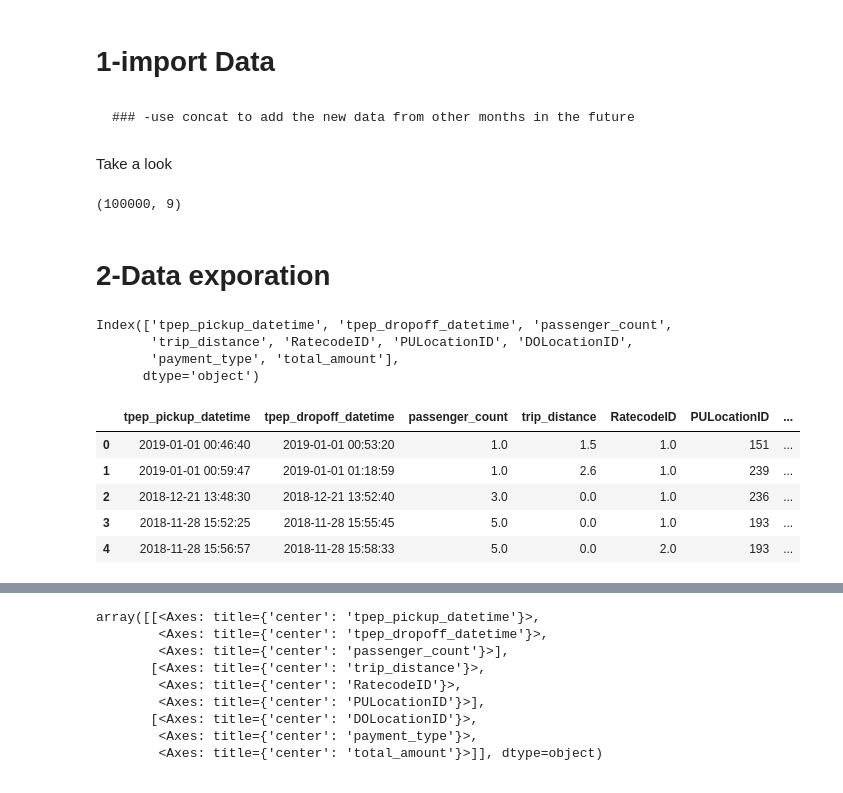
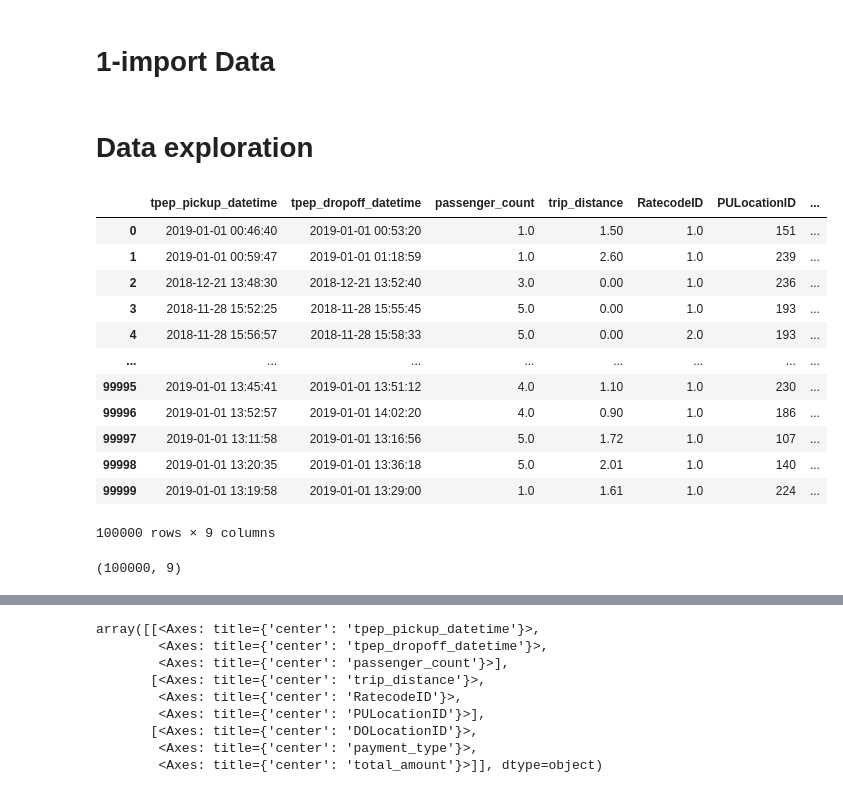
Before and after one commit to ebraheem002/nyc-taxi, a Jupyter notebook: presentable nootebook.ipynb, the cells around one changed output, grey strips where cells are left out. Cells and saved outputs as stored; diff of their text form; code cells hidden in the pictures.

```diff
--- a/presentable nootebook.ipynb
+++ b/presentable nootebook.ipynb
@@ -2,6 +2,4 @@
 # 1-import Data
 # %%
 import pandas as pd
-# %% [markdown]
-    ### -use concat to add the new data from other months in the future
 # %%
@@ -14,27 +14,23 @@ taxi_jan_2019 = pd.read_parquet('yellow_tripdata_2019-01.parquet', columns=cols)
 taxi_db = pd.concat([taxi_jan_2019])
+# %% [markdown]
+# Data exploration
 # %%
-taxi_db = taxi_db.head(100_000)
+taxi_db.head(100_000)
+# %% [output]
+|  | tpep_pickup_datetime | tpep_dropoff_datetime | passenger_count | trip_distance | RatecodeID | PULocationID | ... |
+| 0 | 2019-01-01 00:46:40 | 2019-01-01 00:53:20 | 1.0 | 1.50 | 1.0 | 151 | ... |
+| 1 | 2019-01-01 00:59:47 | 2019-01-01 01:18:59 | 1.0 | 2.60 | 1.0 | 239 | ... |
+| 2 | 2018-12-21 13:48:30 | 2018-12-21 13:52:40 | 3.0 | 0.00 | 1.0 | 236 | ... |
+| 3 | 2018-11-28 15:52:25 | 2018-11-28 15:55:45 | 5.0 | 0.00 | 1.0 | 193 | ... |
+| 4 | 2018-11-28 15:56:57 | 2018-11-28 15:58:33 | 5.0 | 0.00 | 2.0 | 193 | ... |
+| ... | ... | ... | ... | ... | ... | ... | ... |
+| 99995 | 2019-01-01 13:45:41 | 2019-01-01 13:51:12 | 4.0 | 1.10 | 1.0 | 230 | ... |
+| 99996 | 2019-01-01 13:52:57 | 2019-01-01 14:02:20 | 4.0 | 0.90 | 1.0 | 186 | ... |
+| 99997 | 2019-01-01 13:11:58 | 2019-01-01 13:16:56 | 5.0 | 1.72 | 1.0 | 107 | ... |
+| 99998 | 2019-01-01 13:20:35 | 2019-01-01 13:36:18 | 5.0 | 2.01 | 1.0 | 140 | ... |
+| 99999 | 2019-01-01 13:19:58 | 2019-01-01 13:29:00 | 1.0 | 1.61 | 1.0 | 224 | ... |
+100000 rows × 9 columns
-# %% [markdown]
-Take a look
 # %%
 taxi_db.shape
 # %% [output]
 (100000, 9)
-# %% [markdown]
-# 2-Data exporation
-# %%
-taxi_db.columns
-# %% [output]
-Index(['tpep_pickup_datetime', 'tpep_dropoff_datetime', 'passenger_count',
-       'trip_distance', 'RatecodeID', 'PULocationID', 'DOLocationID',
-       'payment_type', 'total_amount'],
-      dtype='object')
-# %%
-taxi_db.head()
-# %% [output]
-|  | tpep_pickup_datetime | tpep_dropoff_datetime | passenger_count | trip_distance | RatecodeID | PULocationID | ... |
-| 0 | 2019-01-01 00:46:40 | 2019-01-01 00:53:20 | 1.0 | 1.5 | 1.0 | 151 | ... |
-| 1 | 2019-01-01 00:59:47 | 2019-01-01 01:18:59 | 1.0 | 2.6 | 1.0 | 239 | ... |
-| 2 | 2018-12-21 13:48:30 | 2018-12-21 13:52:40 | 3.0 | 0.0 | 1.0 | 236 | ... |
-| 3 | 2018-11-28 15:52:25 | 2018-11-28 15:55:45 | 5.0 | 0.0 | 1.0 | 193 | ... |
-| 4 | 2018-11-28 15:56:57 | 2018-11-28 15:58:33 | 5.0 | 0.0 | 2.0 | 193 | ... |
```
Also changed, not shown: parts of 6 cells of this notebook.
